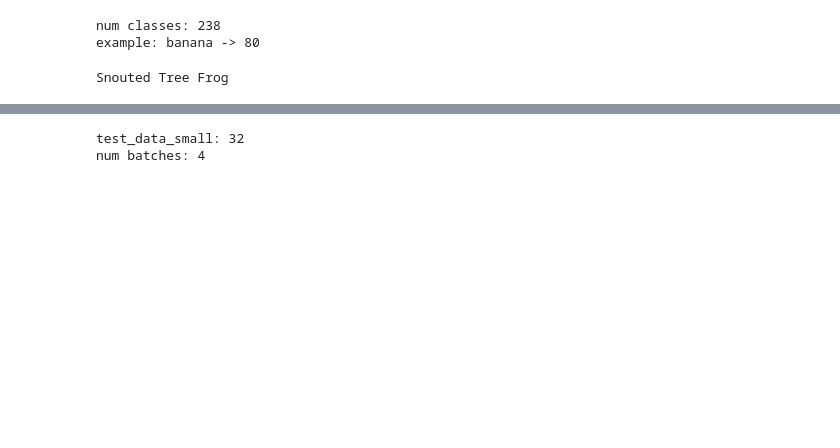
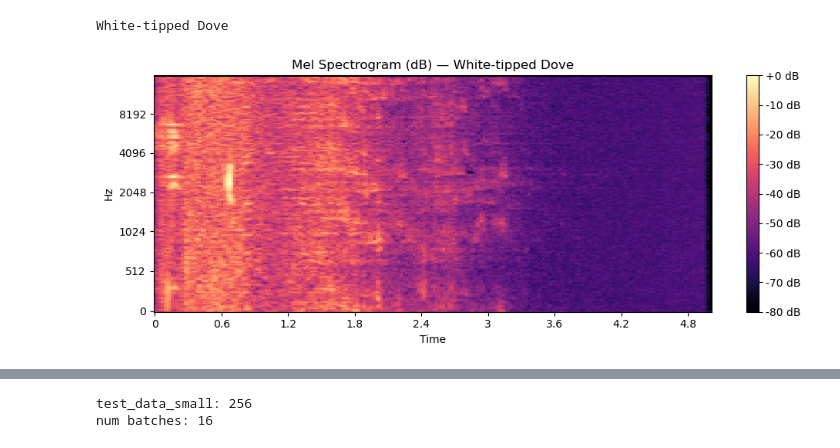
Before and after one commit to sdtemple/osprey, a Jupyter notebook: notebooks/fit-v1.ipynb, the cells around one changed output, grey strips where cells are left out. Drawn from its saved outputs; the diff is of its cells as text; code cells hidden in the pictures; blank space fills up the shorter version.

```diff
--- a/notebooks/fit-v1.ipynb
+++ b/notebooks/fit-v1.ipynb
@@ -116,7 +126,6 @@ def clean_row(row: pd.Series, ):
     row = row[
         [
             'primary_label',
-            'index_label',
             'common_name',
             'sampling_rate_hz',
             'start_seconds',
@@ -217,62 +227,66 @@ class SimpleCNN(nn.Module):
         x = self.features(x)
         x = torch.flatten(x, 1)
         return self.classifier(x)
-# %%
-# Build explicit label maps from onehot (index <-> primary_label)
-label_df = onehot[['index', 'primary_label']].drop_duplicates().sort_values('index')
-label_to_index = dict(zip(label_df['primary_label'], label_df['index']))
-num_classes = len(label_to_index)
-print(f"num classes: {len(label_to_index)}")
-print("example:", "banana ->", label_to_index.get("banana"))
-# %% [output]
-num classes: 238
-example: banana -> 80
-# %%
-# for testing
-meta = meta[meta.collection.isin(['XC','iNat'])]
-meta.reset_index(inplace=True, drop=True)
 # %%
 # prepare the datasets
 train_data = meta[meta['dataset']=='train'].copy()
+le = LabelEncoder()
+le.fit(train_data['primary_label'])
 val_data = meta[meta['dataset']=='validate'].copy()
 test_data = meta[meta['dataset']=='test'].copy()
 train_data.reset_index(inplace=True, drop=True)
 val_data.reset_index(inplace=True, drop=True)
 test_data.reset_index(inplace=True, drop=True)
-# Optional: apply to your splits
-train_data.loc[:, 'index_label'] = train_data['primary_label'].map(label_to_index)
-val_data.loc[:, 'index_label'] = val_data['primary_label'].map(label_to_index)
-test_data.loc[:, 'index_label'] = test_data['primary_label'].map(label_to_index)
 # %%
 # listen to an example audio
-idx = 1000
+idx = 15000
 row = clean_row(train_data.iloc[idx])
 y, sr = get_audio(row)
 x, h = get_mel(y, sr)
 print(row['common_name'])
+
+# plot mel spectrogram in dB (power scale)
+X_db = librosa.power_to_db(x.T, ref=np.max)  # transpose so rows = mel bins
+plt.figure(figsize=(10, 4))
+librosa.display.specshow(X_db, sr=int(sr), hop_length=int(h),
+                         x_axis='time',
+                         y_axis='mel',
+                         fmin=fmin,
+                         fmax=fmax,
+                         cmap='magma',
+                         )
+plt.colorbar(format='%+2.0f dB')
+plt.title(f"Mel Spectrogram (dB) — {row['common_name']}")
+plt.tight_layout()
+plt.show()
+
 ipd.Audio(y, rate=sr)
 # %% [output]
-Snouted Tree Frog
+White-tipped Dove
+[figure, added]
 [interactive output not drawn]
 # %%
 # smaller subset: 8 batches of 32 samples = 256
-n_samples = 4 * 8
+n_samples = 16 * 16
+batch_size = 16
+num_classes = len(primary_labels)
 
 # sample from test split (use .head(n_samples) instead of .sample(...) if you want deterministic order)
 train_data_small = train_data.sample(n=min(n_samples, len(train_data)), random_state=42).reset_index(drop=True)
 val_data_small = val_data.sample(n=min(n_samples, len(val_data)), random_state=42).reset_index(drop=True)
 
 # optional: overwrite active dataset/dataloader to use the small subset
-dataset_train = AudioDataset(train_data_small, num_classes)
-dataloader_train = DataLoader(dataset_train, batch_size=8, num_workers=0, shuffle=False)
-dataset_val = AudioDataset(val_data_small, num_classes)
-dataloader_val = DataLoader(dataset_val, batch_size=8, num_workers=0, shuffle=False)
+dataset_train = AudioDataset(train_data_small, le)
+dataloader_train = DataLoader(dataset_train, batch_size=batch_size, num_workers=0, shuffle=False)
+dataset_val = AudioDataset(val_data_small, le)
+dataloader_val = DataLoader(dataset_val, batch_size=batch_size, num_workers=0, shuffle=False)
+le = dataset_train.le
 
 print("test_data_small:", len(train_data_small))
 print("num batches:", len(dataloader_train))
 # %% [output]
-test_data_small: 32
-num batches: 4
+test_data_small: 256
+num batches: 16
 # %%
 # weights = models.EfficientNet_B0_Weights.DEFAULT
 # model = models.efficientnet_b0(weights=weights)
```
Also changed, not shown: parts of 7 cells of this notebook, 1 other file.
